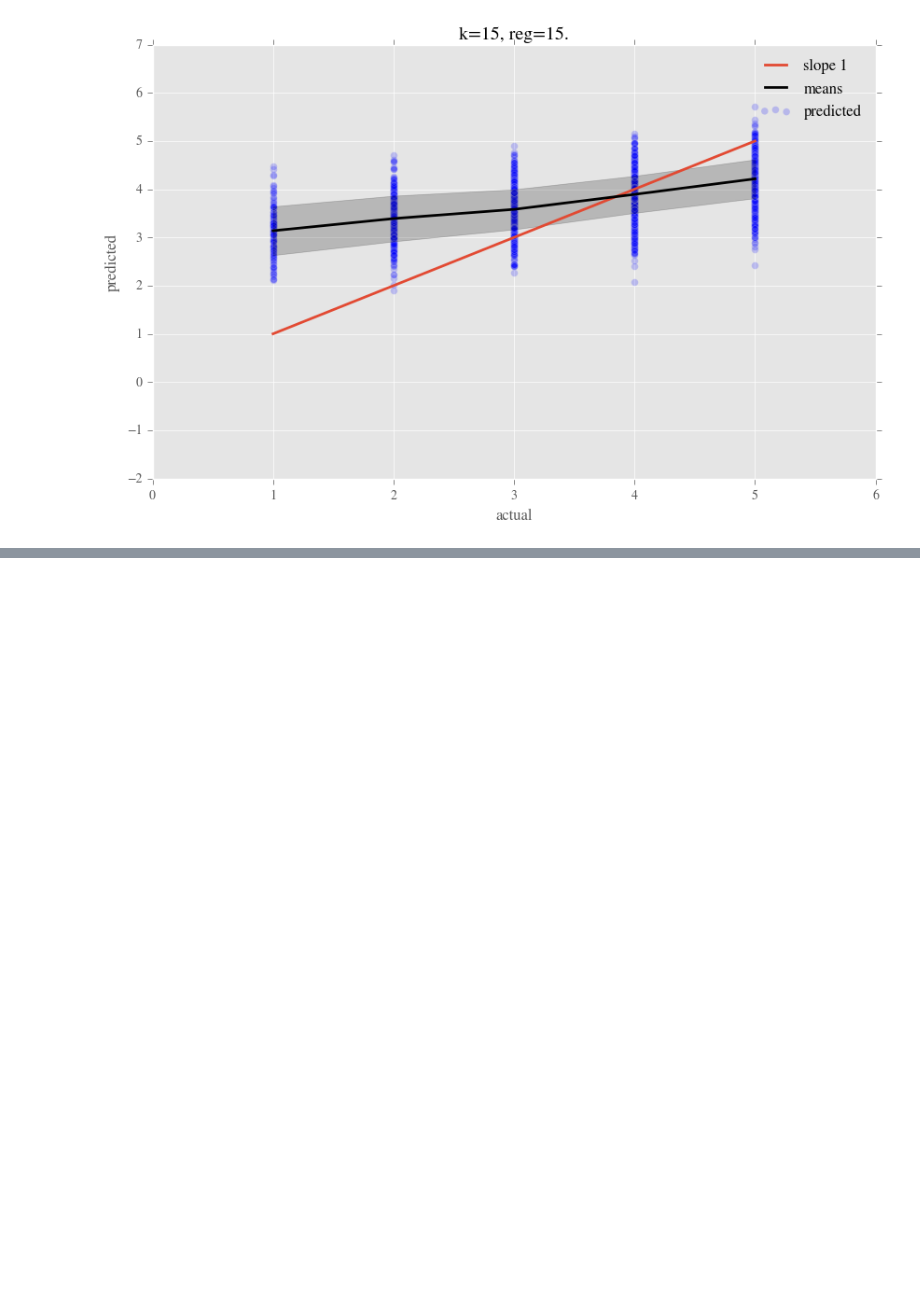
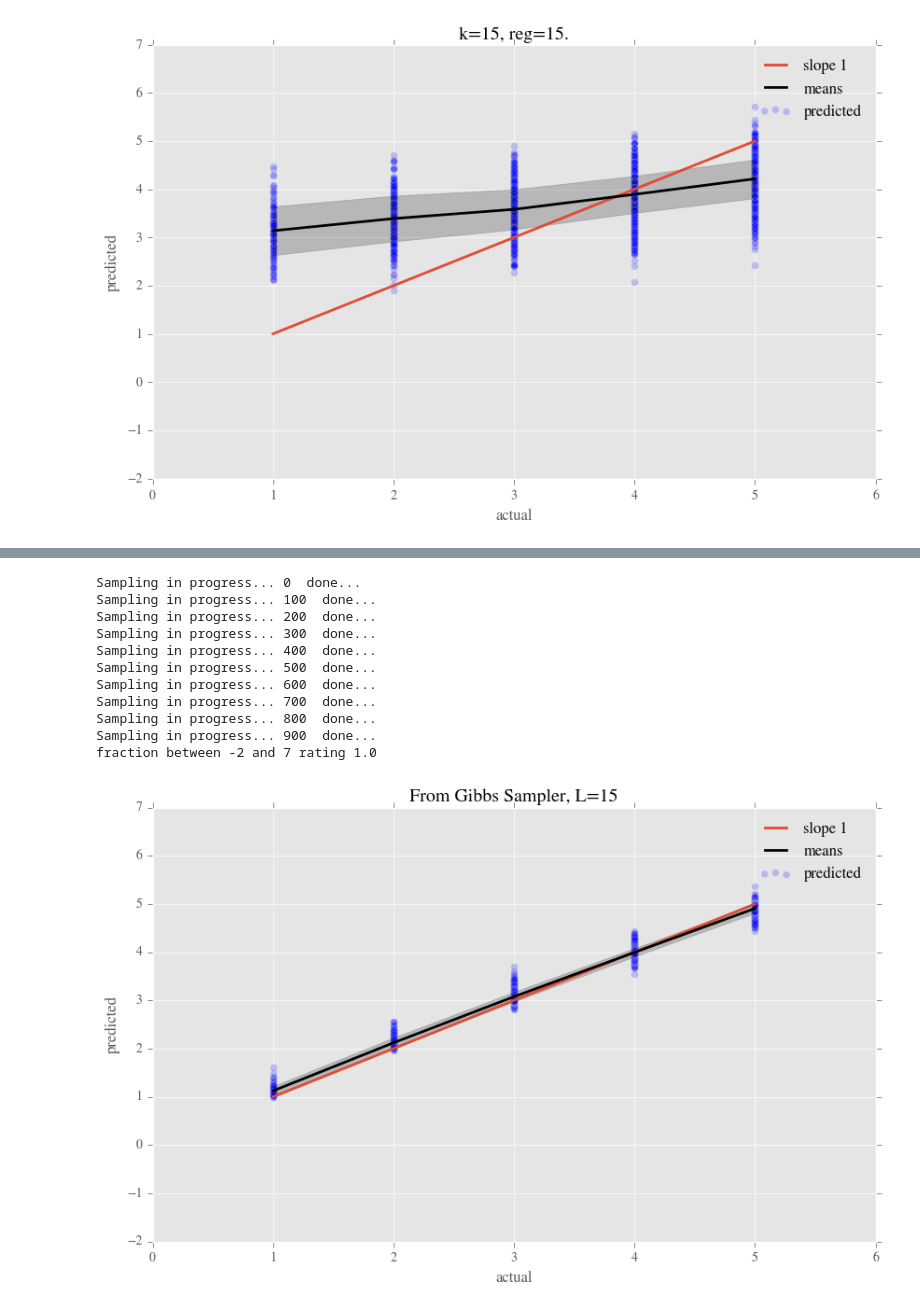
Before and after one commit to yinghsienwu/RestaurantsRecommender, a Jupyter notebook: Restaurant_recommendation_system.ipynb, the cells around one changed output, grey strips where cells are left out. Saved outputs shown, nothing was run; the diff lists cells and outputs as text; code cells hidden in the pictures; blank space fills up the shorter version.

```diff
--- a/Restaurant_recommendation_system.ipynb
+++ b/Restaurant_recommendation_system.ipynb
@@ -906,0 +1215,18 @@ In contrast, **the Bayesian approach to a problem always begins with a probablis
+# %%
+gibbs_out = Factor_Gibbs(smalldf, 15, 1000, 0.1, 0.1)
+burnin = 200
+predicted = np.mean(gibbs_out['EY'][:,burnin:], axis=1)
+Compare_Results(smalldf.stars.values, predicted, ylow=-2, yhigh=7, title="From Gibbs Sampler, L=15")
+# %% [output]
+Sampling in progress... 0  done...
+Sampling in progress... 100  done...
+Sampling in progress... 200  done...
+Sampling in progress... 300  done...
+Sampling in progress... 400  done...
+Sampling in progress... 500  done...
+Sampling in progress... 600  done...
+Sampling in progress... 700  done...
+Sampling in progress... 800  done...
+Sampling in progress... 900  done...
+fraction between -2 and 7 rating 1.0
+[figure, added]
```
Also changed, not shown: parts of 12 cells of this notebook.
